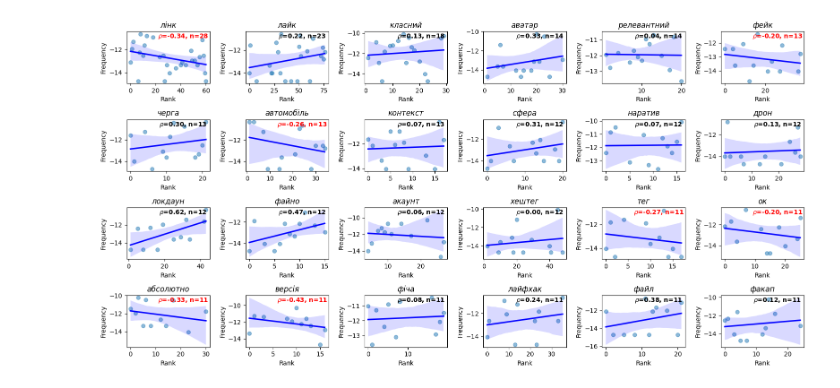
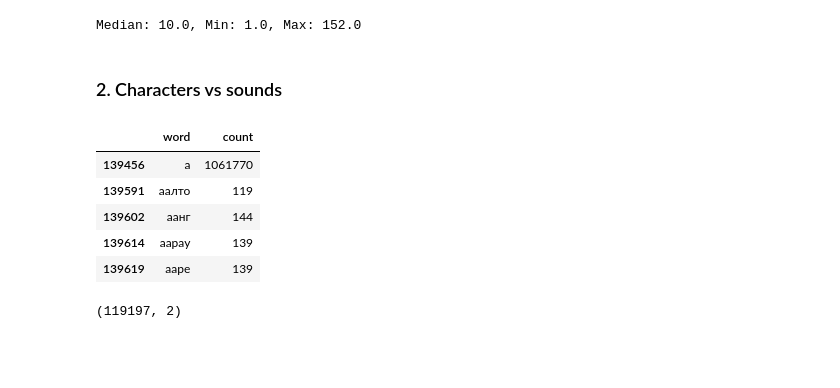
Before and after one commit to alexeykosh/2023-slovotvir-reuse-analysis, a Jupyter notebook: notebooks/5. Corpus analysis.ipynb, the cells around one changed output. Saved outputs shown, nothing was run; the diff lists cells and outputs as text; code cells hidden in the pictures; blank space fills up the shorter version.

```diff
--- a/notebooks/5. Corpus analysis.ipynb
+++ b/notebooks/5. Corpus analysis.ipynb
@@ -91,35 +125,38 @@ word Var      0.075    0.016
-# %%
-fig, axes = plt.subplots(4, 6, figsize=(16, 8))  # 5 rows, 2 columns
-
-# words_to_plot = translations['word'].value_counts().head(24).index.to_list()
-# most common words with the most translations
-# words_to_plot = translations['word'].value_counts().head(500).index.to_list()
-# [translations['word'].isin(words_to_plot)]
-words_to_plot = translations.groupby('word').size().sort_values(ascending=False).head(24).index.to_list()
-
-for ax, word in zip(axes.flatten(), words_to_plot):
-    subset = translations.query(f'word == "{word}"')
-    ax.scatter(subset['rank'], subset['log_frequency'],
-               alpha=0.5)
-    # add a reg plot
-    sns.regplot(x='rank', y='log_frequency',
-                data=subset, ax=ax,
-                scatter=False, color='blue')
-    # add spearmans rho on the top right corner
-    rho = subset['rank'].corr(subset['log_frequency'], method='spearman')
-    color = 'red' if rho < 0 else 'black'
-    ax.text(0.68, 0.9, fr'$\rho$={rho:.2f}, n={len(subset)}',
-            horizontalalignment='center',
-            verticalalignment='center',
-            transform=ax.transAxes,
-            fontweight='bold',
-            color=color)
-    ax.set_title(word, # italic font
-                 fontstyle='italic')
-    ax.set_xlabel('Rank')
-    ax.set_ylabel('Frequency')
-
-plt.tight_layout()
-plt.show()
-# %% [output]
-[figure, removed]
+# %%
+median_count = translations['count'].median()
+min_count = translations['count'].min()
+max_count = translations['count'].max()
+
+print(f"Median: {median_count}, Min: {min_count}, Max: {max_count}")
+# %% [output]
+Median: 10.0, Min: 1.0, Max: 152.0
+# %% [markdown]
+### 2. Characters vs sounds
+# %%
+words = pd.read_csv('../data/ukwiki-2022-08-30.txt', sep=' ', header=None)
+words.columns = ['word', 'count']
+words.dropna(inplace=True)
+# lower case
+words['word'] = words['word'].str.lower()
+# join identical words and sum their counts
+words = words.groupby('word', as_index=False).sum()
+# remove non-alphabetic words
+words = words[words['word'].str.isalpha()]
+# should contain only ukrainian
+words = words[words['word'].str.match(r'^[А-ЩЬЮЯҐЄІЇа-щьюяґєії]+$')]
+# remove words that are simplu repeated letters
+words = words[~words['word'].str.match(r'^([а-щьюяґєії])\1+$')]
+# count above 100
+words = words[words['count'] > 100]
+words.head()
+# %% [output]
+|  | word | count |
+| 139456 | а | 1061770 |
+| 139591 | аалто | 119 |
+| 139602 | аанг | 144 |
+| 139614 | аарау | 139 |
+| 139619 | ааре | 139 |
+# %%
+words.shape
+# %% [output]
+(119197, 2)
```
Also changed, not shown: parts of 23 cells of this notebook.
